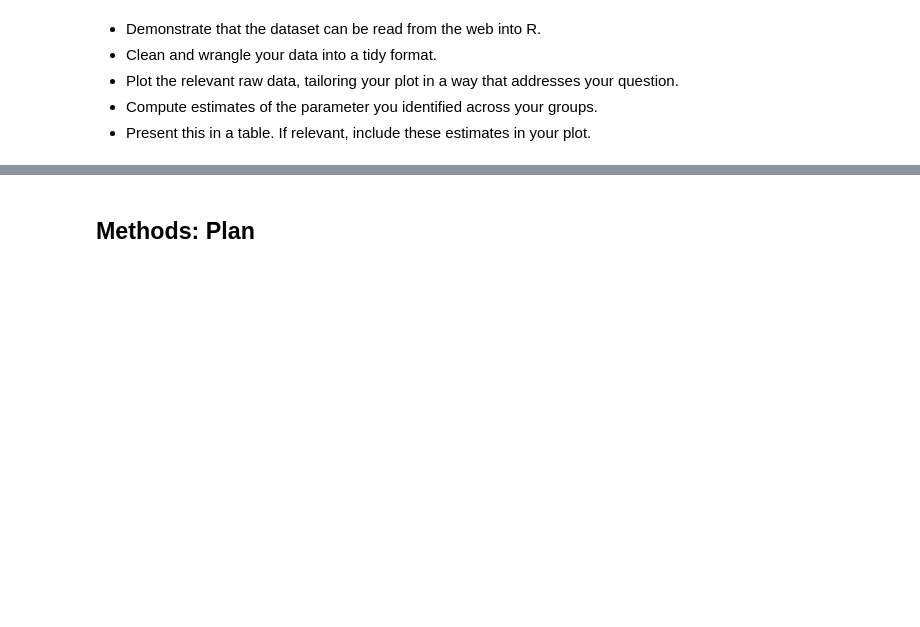
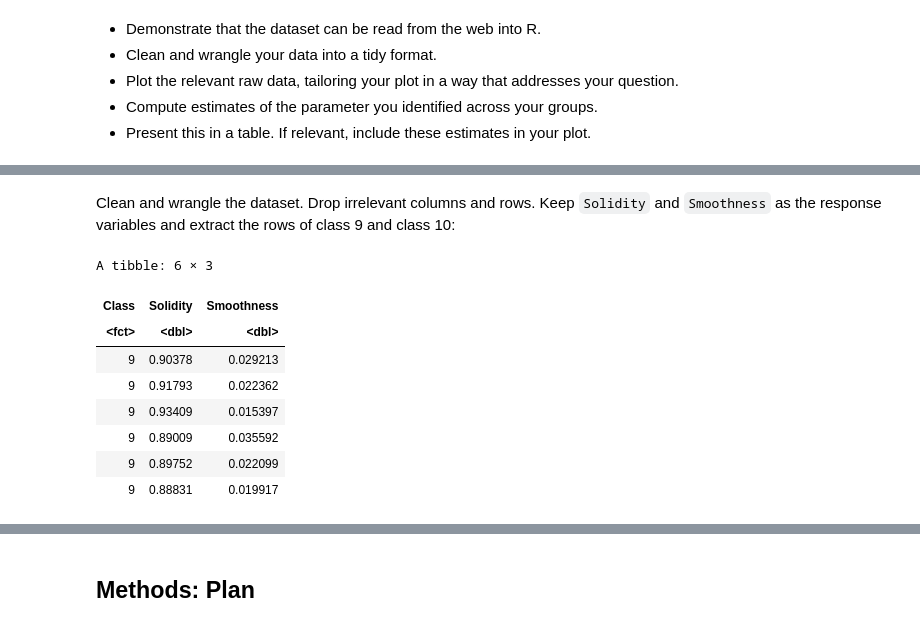
Before and after one commit to tiannelee/Hypothesis-testing-leaf-comparison, a Jupyter notebook: Proposal.ipynb, the cells around one changed output, grey strips where cells are left out. Saved outputs shown, nothing was run; the diff lists cells and outputs as text; code cells hidden in the pictures; blank space fills up the shorter version.

```diff
--- a/Proposal.ipynb
+++ b/Proposal.ipynb
@@ -33,0 +56,18 @@ NameError: name 'raw_leaf' is not defined
+# %% [markdown]
+Clean and wrangle the dataset. Drop irrelevant columns and rows. Keep `Solidity` and `Smoothness` as the response variables and extract the rows of class 9 and class 10:
+# %%
+leaf <- raw_leaf |>
+    mutate(Class = as.factor(Class))|>
+    select(Class, Solidity, Smoothness)|>
+    filter(Class == 9 | Class == 10)
+head(leaf)
+# %% [output]
+A tibble: 6 × 3
+| Class | Solidity | Smoothness |
+| <fct> | <dbl> | <dbl> |
+| 9 | 0.90378 | 0.029213 |
+| 9 | 0.91793 | 0.022362 |
+| 9 | 0.93409 | 0.015397 |
+| 9 | 0.89009 | 0.035592 |
+| 9 | 0.89752 | 0.022099 |
+| 9 | 0.88831 | 0.019917 |
```
Also changed, not shown: parts of 11 cells of this notebook.
